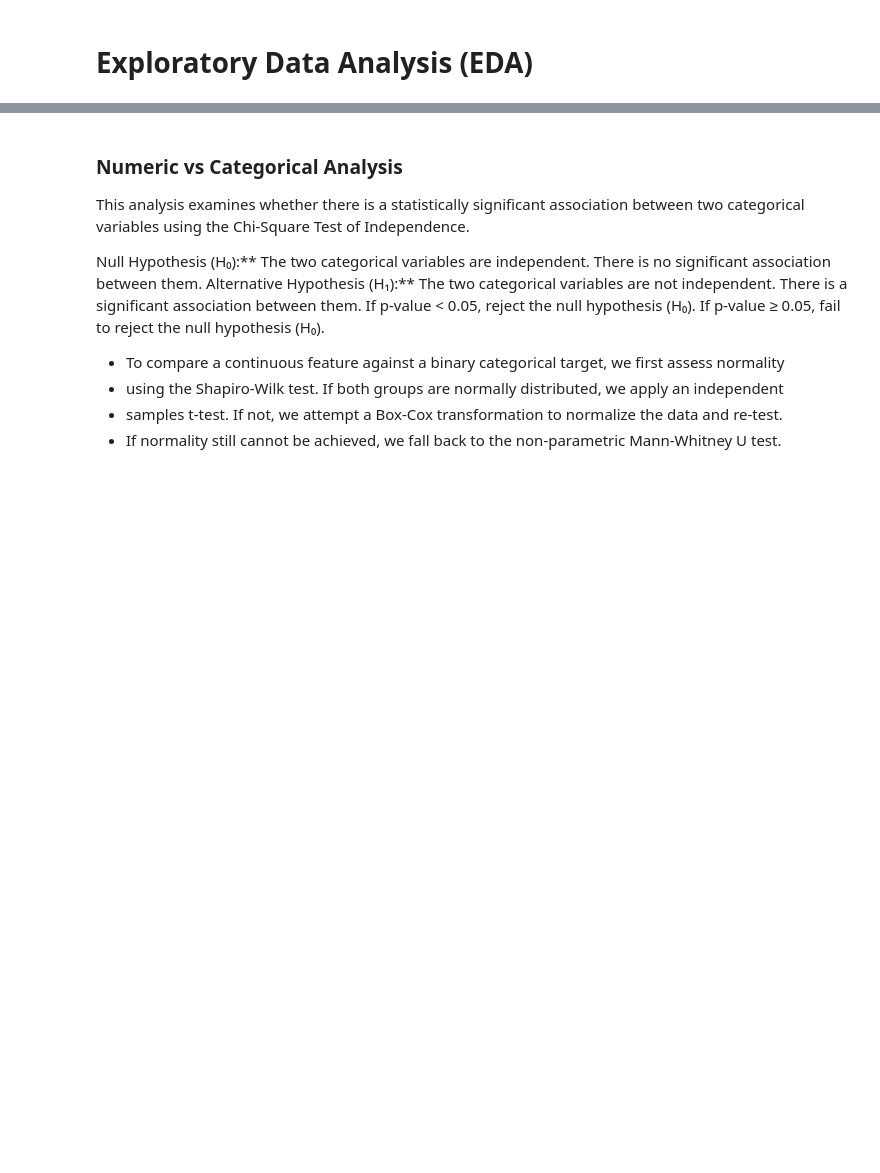
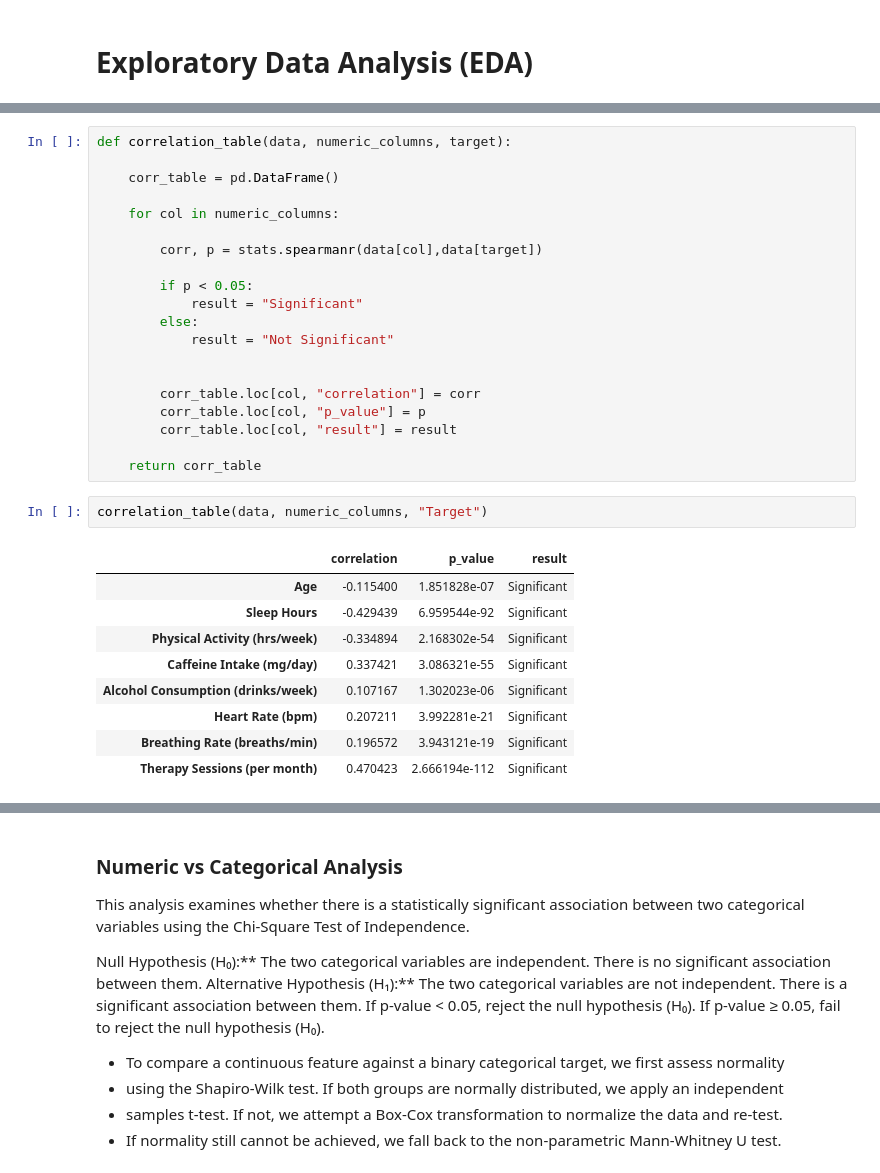
Before and after one commit to sabzparto/BC-mini-project, a Jupyter notebook: pre+visual.ipynb, the cells around one changed output, grey strips where cells are left out. Cells and saved outputs as stored; diff of their text form; blank space fills up the shorter version.

Commit message:
add one and two variable stats

```diff
--- a/pre+visual.ipynb
+++ b/pre+visual.ipynb
@@ -1412,0 +1507,32 @@ numeric_vs_categorical_plot(data, 'Stress_Coping_Ratio')
+# %%
+def correlation_table(data, numeric_columns, target):
+
+    corr_table = pd.DataFrame()
+
+    for col in numeric_columns:
+
+        corr, p = stats.spearmanr(data[col],data[target])
+
+        if p < 0.05:
+            result = "Significant"
+        else:
+            result = "Not Significant"
+
+
+        corr_table.loc[col, "correlation"] = corr
+        corr_table.loc[col, "p_value"] = p
+        corr_table.loc[col, "result"] = result
+
+    return corr_table
+# %%
+correlation_table(data, numeric_columns, "Target")
+# %% [output]
+|  | correlation | p_value | result |
+| Age | -0.115400 | 1.851828e-07 | Significant |
+| Sleep Hours | -0.429439 | 6.959544e-92 | Significant |
+| Physical Activity (hrs/week) | -0.334894 | 2.168302e-54 | Significant |
+| Caffeine Intake (mg/day) | 0.337421 | 3.086321e-55 | Significant |
+| Alcohol Consumption (drinks/week) | 0.107167 | 1.302023e-06 | Significant |
+| Heart Rate (bpm) | 0.207211 | 3.992281e-21 | Significant |
+| Breathing Rate (breaths/min) | 0.196572 | 3.943121e-19 | Significant |
+| Therapy Sessions (per month) | 0.470423 | 2.666194e-112 | Significant |
```
Also changed, not shown: parts of 29 cells of this notebook.
